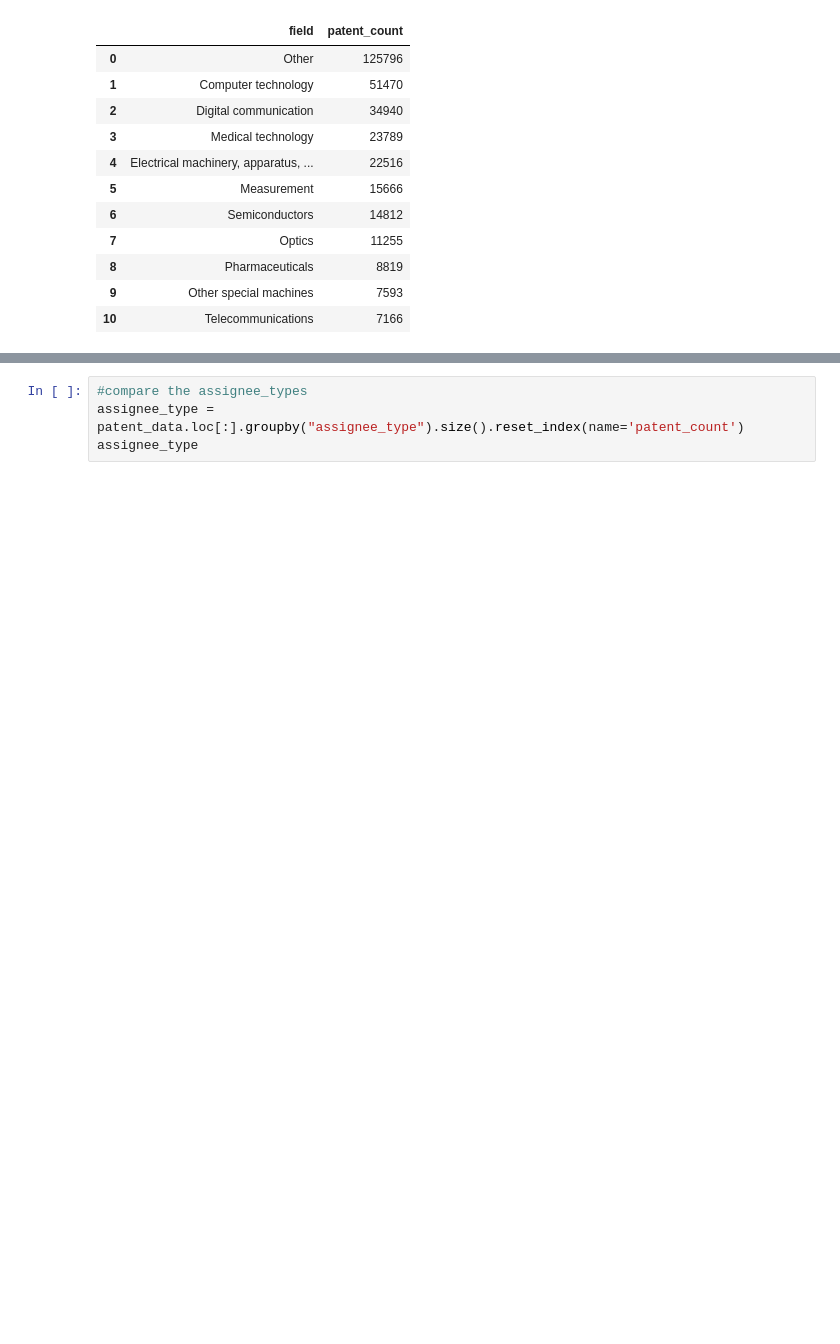
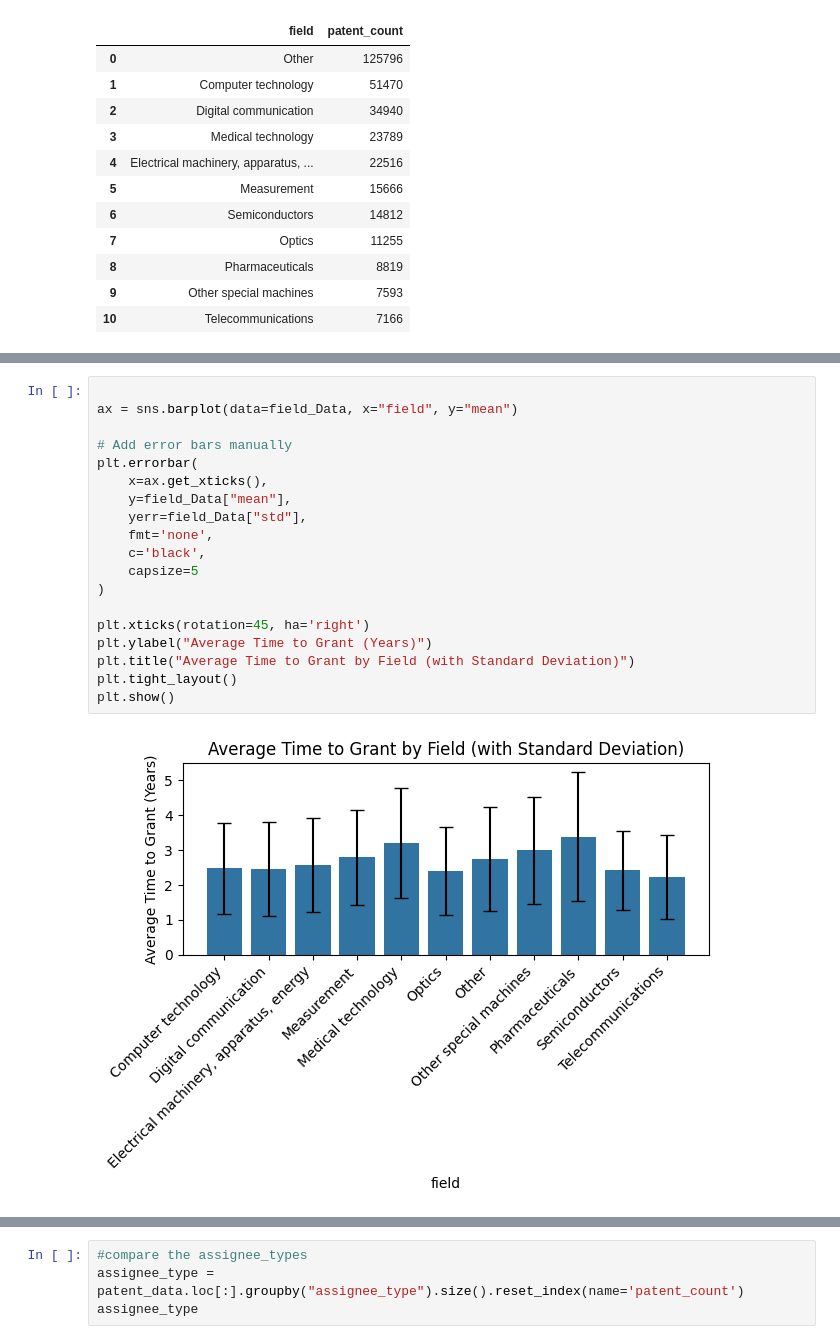
Before and after one commit to D-Rafiou/patent-analysis, a Jupyter notebook: analysis.ipynb, the cells around one changed output, grey strips where cells are left out. Saved outputs shown, nothing was run; the diff lists cells and outputs as text; blank space fills up the shorter version.

```diff
--- a/analysis.ipynb
+++ b/analysis.ipynb
@@ -85,0 +113,21 @@ field_Data
+# %%
+
+ax = sns.barplot(data=field_Data, x="field", y="mean")
+
+# Add error bars manually
+plt.errorbar(
+    x=ax.get_xticks(),
+    y=field_Data["mean"],
+    yerr=field_Data["std"],
+    fmt='none',
+    c='black',
+    capsize=5
+)
+
+plt.xticks(rotation=45, ha='right')
+plt.ylabel("Average Time to Grant (Years)")
+plt.title("Average Time to Grant by Field (with Standard Deviation)")
+plt.tight_layout()
+plt.show()
+# %% [output]
+[figure, added]
```
Also changed, not shown: parts of 11 cells of this notebook.
